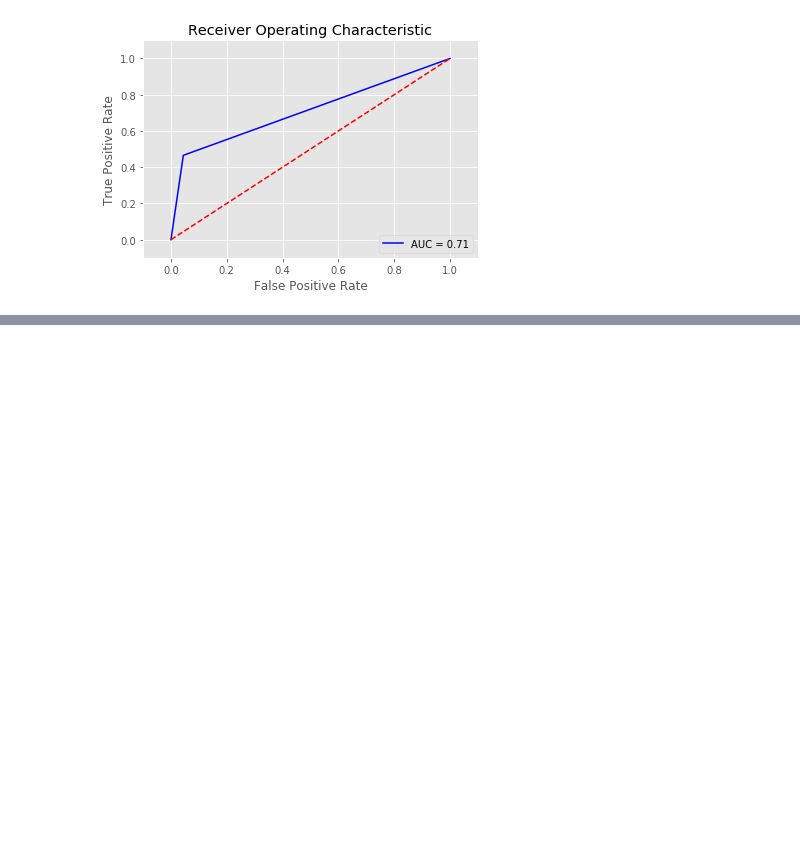
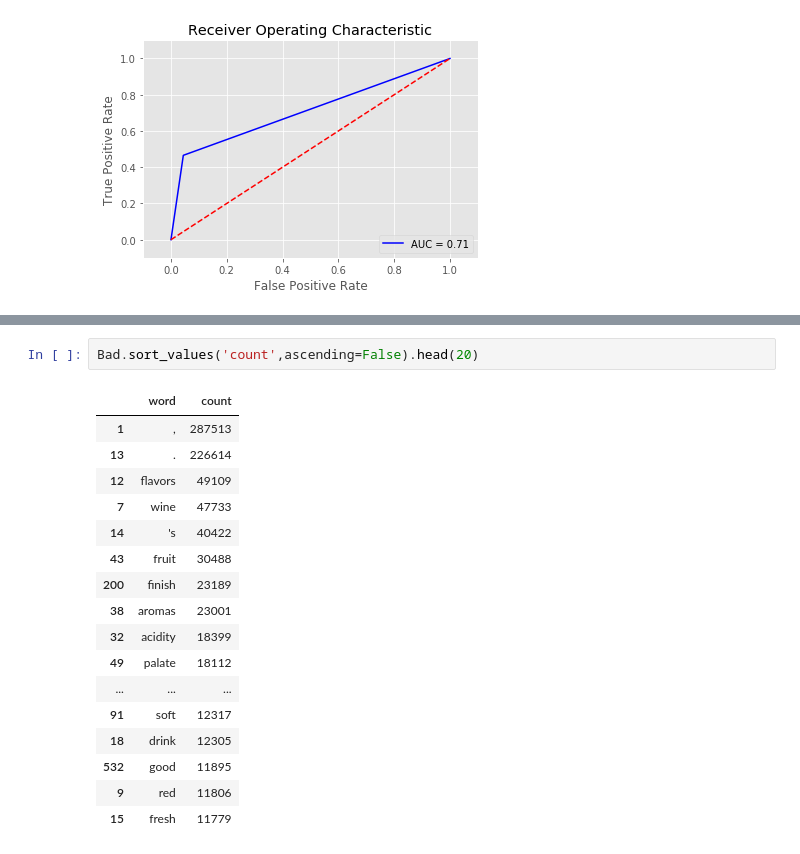
Before and after one commit to stoltzmaniac/wine-reviews-kaggle, a Jupyter notebook: Wine Analysis.ipynb, the cells around one changed output, grey strips where cells are left out. Drawn from its saved outputs; the diff is of its cells as text; blank space fills up the shorter version.

```diff
--- a/Wine Analysis.ipynb
+++ b/Wine Analysis.ipynb
@@ -182,0 +251,20 @@ plt.show()
+# %%
+Bad.sort_values('count',ascending=False).head(20)
+# %% [output]
+|  | word | count |
+| 1 | , | 287513 |
+| 13 | . | 226614 |
+| 12 | flavors | 49109 |
+| 7 | wine | 47733 |
+| 14 | 's | 40422 |
+| 43 | fruit | 30488 |
+| 200 | finish | 23189 |
+| 38 | aromas | 23001 |
+| 32 | acidity | 18399 |
+| 49 | palate | 18112 |
+| ... | ... | ... |
+| 91 | soft | 12317 |
+| 18 | drink | 12305 |
+| 532 | good | 11895 |
+| 9 | red | 11806 |
+| 15 | fresh | 11779 |
```
Also changed, not shown: parts of 13 cells of this notebook.
